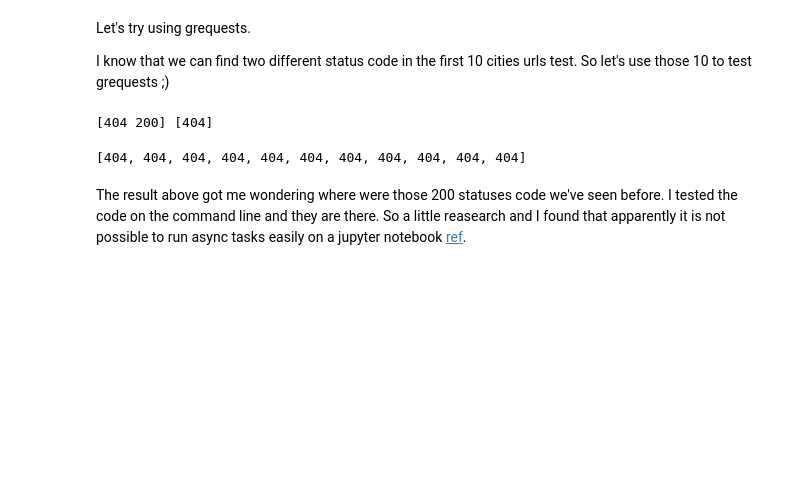
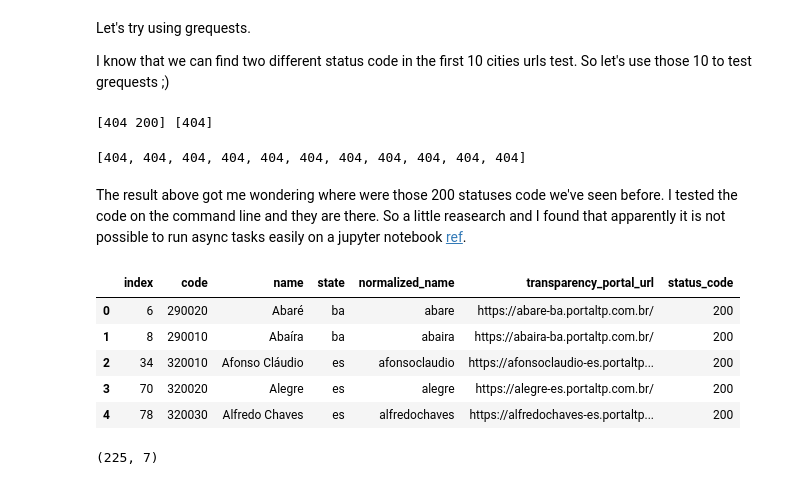
Before and after one commit to okfn-brasil/serenata-de-amor, a Jupyter notebook: develop/2017-05-19-jtemporal-cities-population-study.ipynb, the cells around one changed output. Saved outputs shown, nothing was run; the diff lists cells and outputs as text; code cells hidden in the pictures; blank space fills up the shorter version.

```diff
--- a/develop/2017-05-19-jtemporal-cities-population-study.ipynb
+++ b/develop/2017-05-19-jtemporal-cities-population-study.ipynb
@@ -278,3 +278,18 @@ responses
 [404, 404, 404, 404, 404, 404, 404, 404, 404, 404, 404]
 # %% [markdown]
 The result above got me wondering where were those 200 statuses code we've seen before. I tested the code on the command line and they are there. So a little reasearch and I found that apparently it is not possible to run async tasks easily on a jupyter notebook [ref](http://ipywidgets.readthedocs.io/en/latest/examples/Widget%20Asynchronous.html).
+# %%
+data = brazilian_cities[brazilian_cities['status_code'] == 200]
+data = data.reset_index()
+data.head()
+# %% [output]
+|  | index | code | name | state | normalized_name | transparency_portal_url | status_code |
+| 0 | 6 | 290020 | Abaré | ba | abare | https://abare-ba.portaltp.com.br/ | 200 |
+| 1 | 8 | 290010 | Abaíra | ba | abaira | https://abaira-ba.portaltp.com.br/ | 200 |
+| 2 | 34 | 320010 | Afonso Cláudio | es | afonsoclaudio | https://afonsoclaudio-es.portaltp... | 200 |
+| 3 | 70 | 320020 | Alegre | es | alegre | https://alegre-es.portaltp.com.br/ | 200 |
+| 4 | 78 | 320030 | Alfredo Chaves | es | alfredochaves | https://alfredochaves-es.portaltp... | 200 |
+# %%
+data.shape
+# %% [output]
+(225, 7)
```
Also changed, not shown: parts of 1 cell of this notebook, 2 other files.
